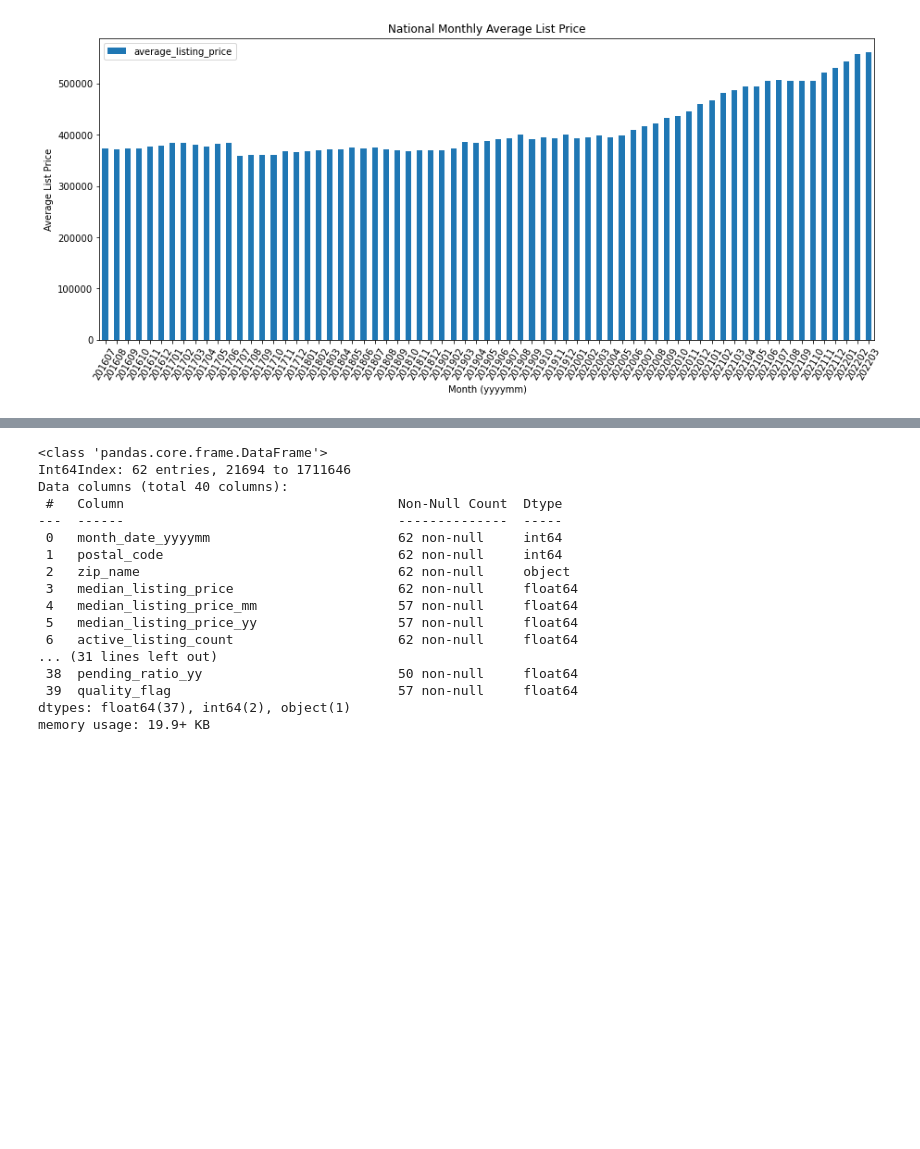
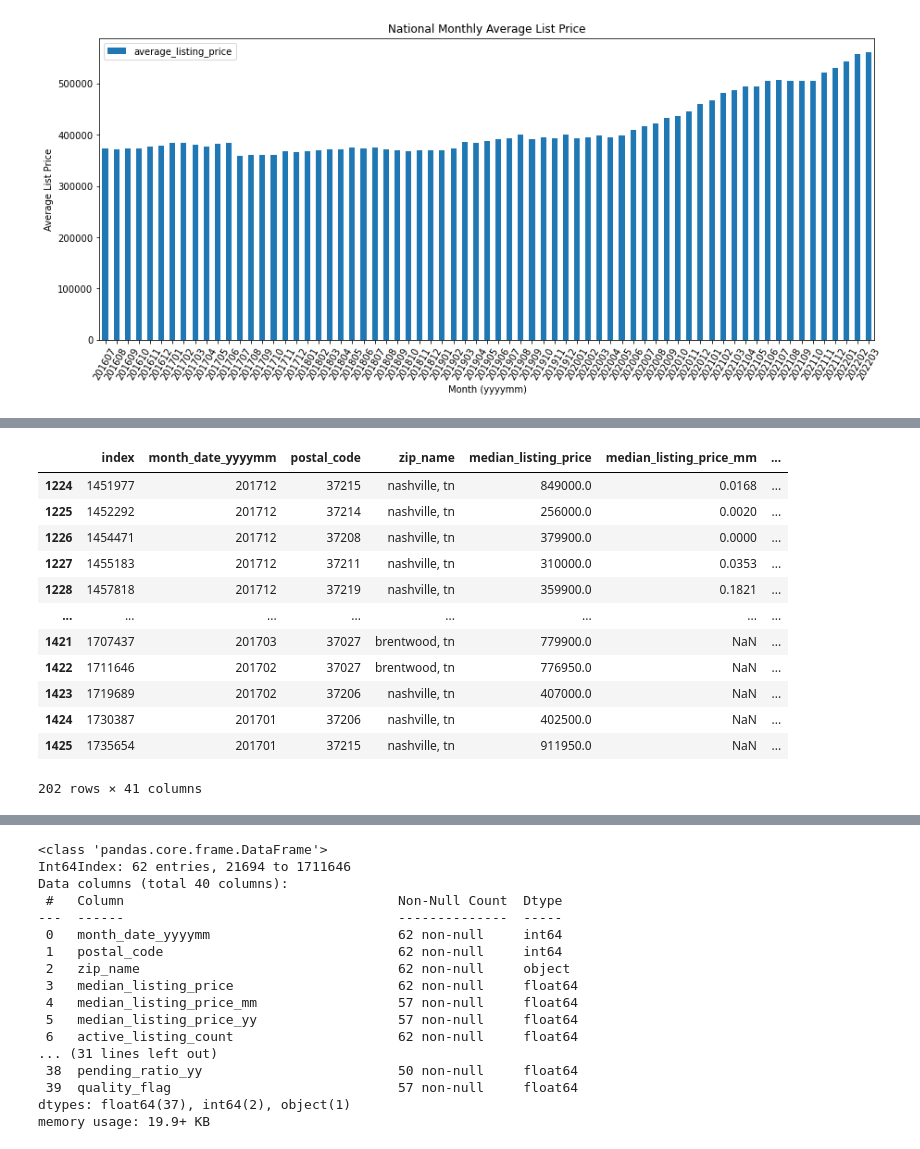
Before and after one commit to heatherkayb/heatherkayb_capstone, a Jupyter notebook: real_estate_capstone.ipynb, the cells around one changed output, grey strips where cells are left out. Cells and saved outputs as stored; diff of their text form; code cells hidden in the pictures; blank space fills up the shorter version.

```diff
--- a/real_estate_capstone.ipynb
+++ b/real_estate_capstone.ipynb
@@ -113,3 +152,21 @@ core_zips = inventory_core.loc[inventory_core['postal_code'].isin(zips)]
+# %%
+year_2017 = [201701, 201702, 201703, 201704, 201705, 201706, 201707, 201708, 201709, 201710, 201711, 201712]
+year_2017 = core_zips.loc[core_zips['month_date_yyyymm'].isin(year_2017)]
+year_2017
+# %% [output]
+|  | index | month_date_yyyymm | postal_code | zip_name | median_listing_price | median_listing_price_mm | ... |
+| 1224 | 1451977 | 201712 | 37215 | nashville, tn | 849000.0 | 0.0168 | ... |
+| 1225 | 1452292 | 201712 | 37214 | nashville, tn | 256000.0 | 0.0020 | ... |
+| 1226 | 1454471 | 201712 | 37208 | nashville, tn | 379900.0 | 0.0000 | ... |
+| 1227 | 1455183 | 201712 | 37211 | nashville, tn | 310000.0 | 0.0353 | ... |
+| 1228 | 1457818 | 201712 | 37219 | nashville, tn | 359900.0 | 0.1821 | ... |
+| ... | ... | ... | ... | ... | ... | ... | ... |
+| 1421 | 1707437 | 201703 | 37027 | brentwood, tn | 779900.0 | NaN | ... |
+| 1422 | 1711646 | 201702 | 37027 | brentwood, tn | 776950.0 | NaN | ... |
+| 1423 | 1719689 | 201702 | 37206 | nashville, tn | 407000.0 | NaN | ... |
+| 1424 | 1730387 | 201701 | 37206 | nashville, tn | 402500.0 | NaN | ... |
+| 1425 | 1735654 | 201701 | 37215 | nashville, tn | 911950.0 | NaN | ... |
+202 rows × 41 columns
 # %%
 zip1 = [37027]
 zip_37027 = inventory_core.loc[inventory_core['postal_code'].isin(zip1)]
```
Also changed, not shown: parts of 8 cells of this notebook.
